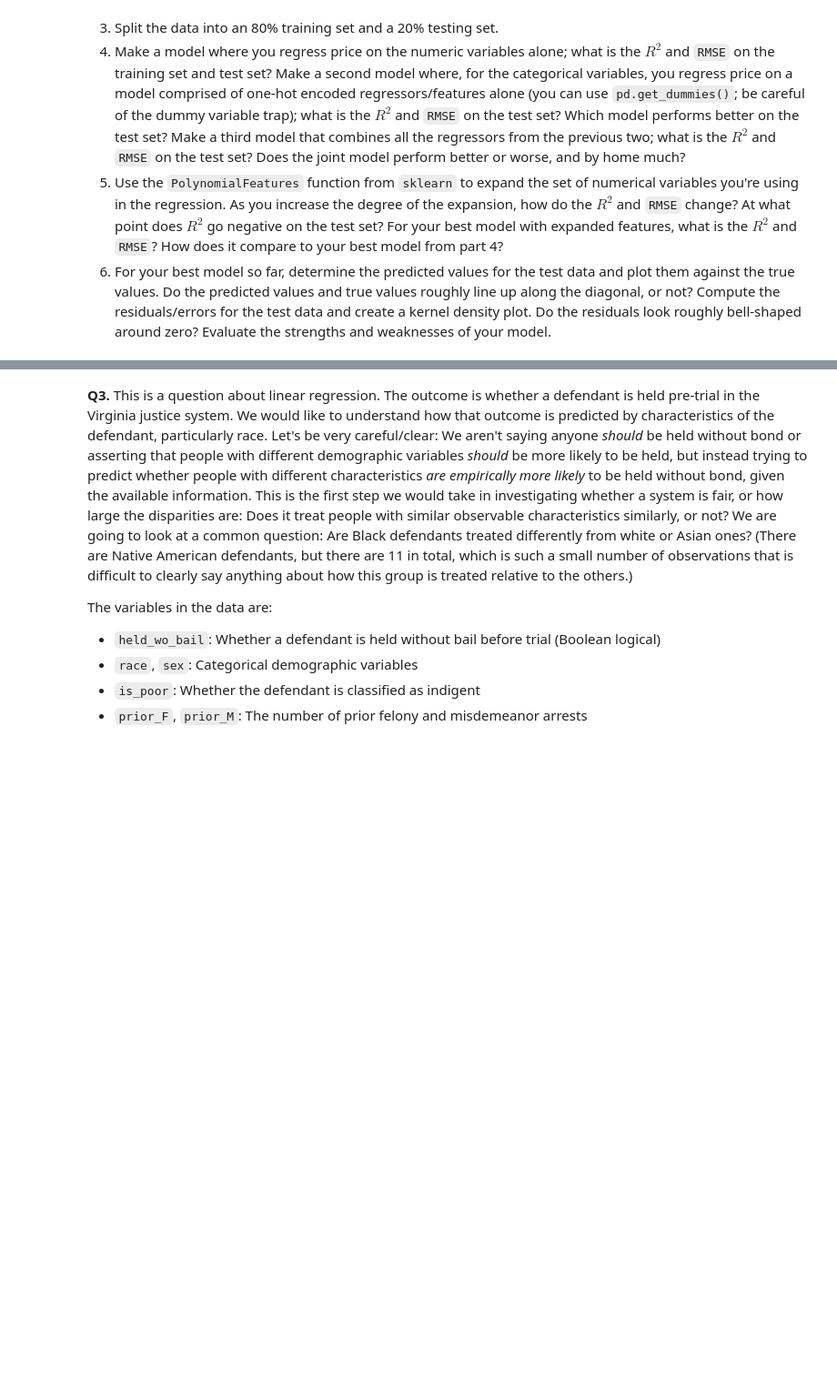
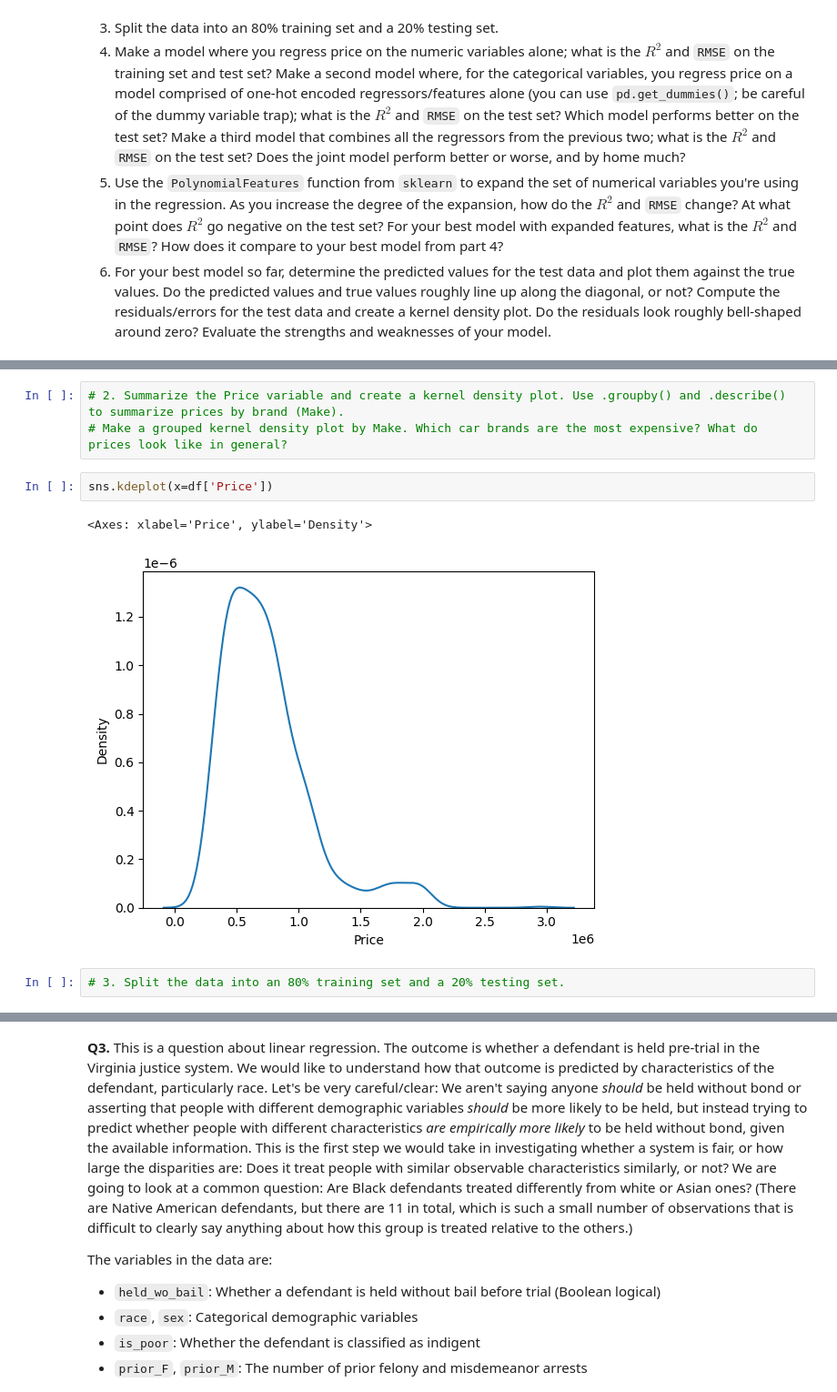
Before and after one commit to natalieassaad/linearRegression, a Jupyter notebook: assignment.ipynb, the cells around one changed output, grey strips where cells are left out. Shown: that part at 91% size. Cells and saved outputs as stored; diff of their text form; blank space fills up the shorter version.

```diff
--- a/assignment.ipynb
+++ b/assignment.ipynb
@@ -223,0 +277,10 @@ print((results.loc[0,'coefficient']*100)+(max(results.loc[:,'coefficient'])))
+# %%
+# 2. Summarize the Price variable and create a kernel density plot. Use .groupby() and .describe() to summarize prices by brand (Make).
+# Make a grouped kernel density plot by Make. Which car brands are the most expensive? What do prices look like in general?
+# %%
+sns.kdeplot(x=df['Price'])
+# %% [output]
+<Axes: xlabel='Price', ylabel='Density'>
+[figure, added]
+# %%
+# 3. Split the data into an 80% training set and a 20% testing set.
```
Also changed, not shown: parts of 10 cells of this notebook.
